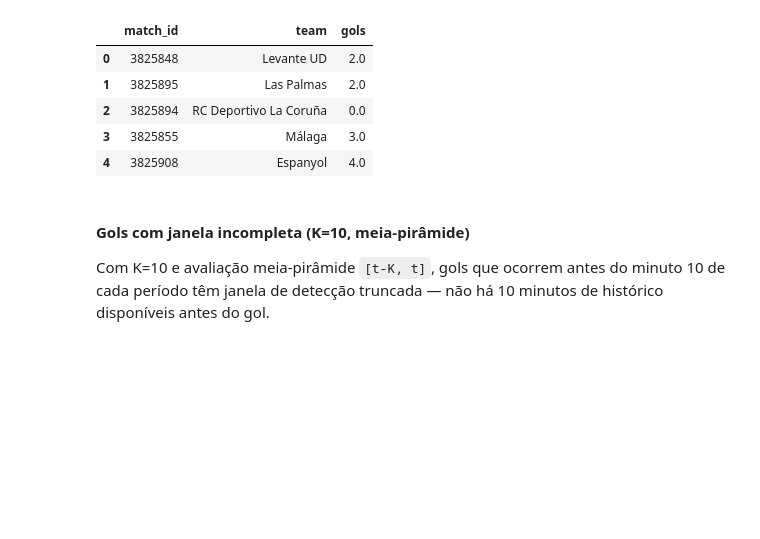
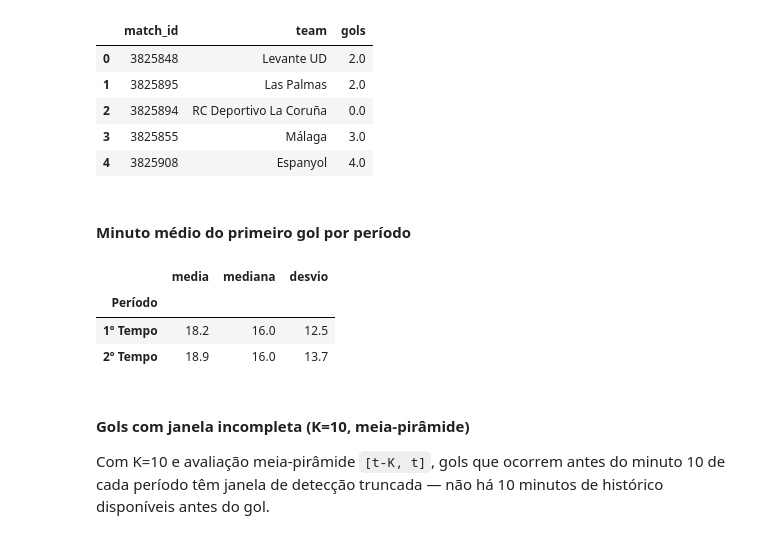
Before and after one commit to anavibiga/mestrado-drift-detection, a Jupyter notebook: notebooks/02_eda_laliga.ipynb, the cells around one changed output. Drawn from its saved outputs; the diff is of its cells as text; code cells hidden in the pictures; blank space fills up the shorter version.

```diff
--- a/notebooks/02_eda_laliga.ipynb
+++ b/notebooks/02_eda_laliga.ipynb
@@ -385,6 +385,35 @@ gols_time_partida_com_zero.head()
 | 2 | 3825894 | RC Deportivo La Coruña | 0.0 |
 | 3 | 3825855 | Málaga | 3.0 |
 | 4 | 3825908 | Espanyol | 4.0 |
+# %% [markdown]
+#### Minuto médio do primeiro gol por período
+# %%
+# Minuto médio do primeiro gol por período (1º e 2º tempo)
+df_wide = pd.read_parquet('../data/processed/events_wide_minute.parquet')
+
+gols_wide = df_wide[(df_wide['gol_casa'] + df_wide['gol_fora']) > 0].copy()
+
+first_goal = (
+    gols_wide
+    .sort_values(['match_id', 'period', 'minute_in_period'])
+    .groupby(['match_id', 'period'], as_index=False)
+    .first()
+)
+
+avg = (
+    first_goal
+    .groupby('period')['minute_in_period']
+    .agg(media='mean', mediana='median', desvio='std')
+    .round(1)
+)
+avg.index = avg.index.map({1: '1º Tempo', 2: '2º Tempo'})
+avg.index.name = 'Período'
+avg
+# %% [output]
+|  | media | mediana | desvio |
+| Período |  |  |  |
+| 1º Tempo | 18.2 | 16.0 | 12.5 |
+| 2º Tempo | 18.9 | 16.0 | 13.7 |
 # %% [markdown]
 #### Gols com janela incompleta (K=10, meia-pirâmide)
 
```
Also changed, not shown: parts of 1 cell of this notebook, 48 other files.
